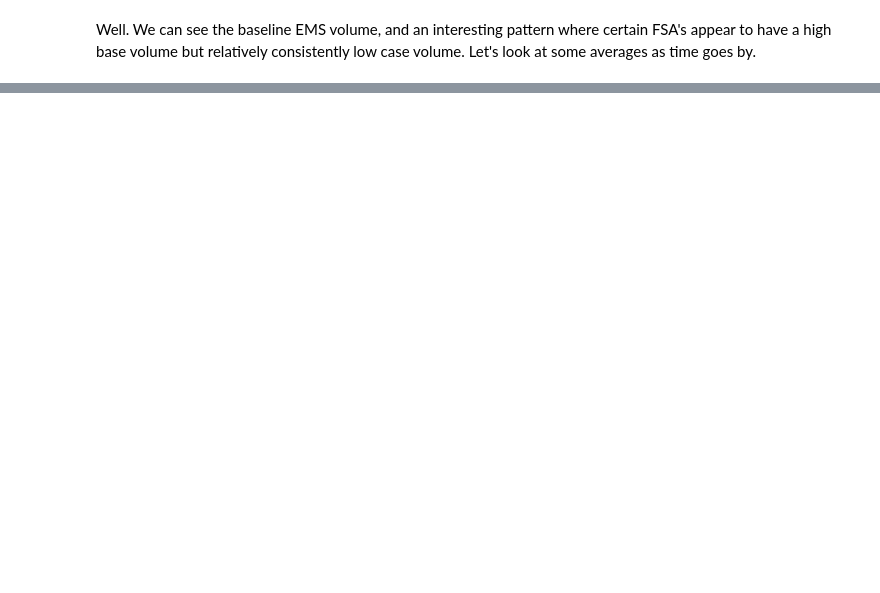
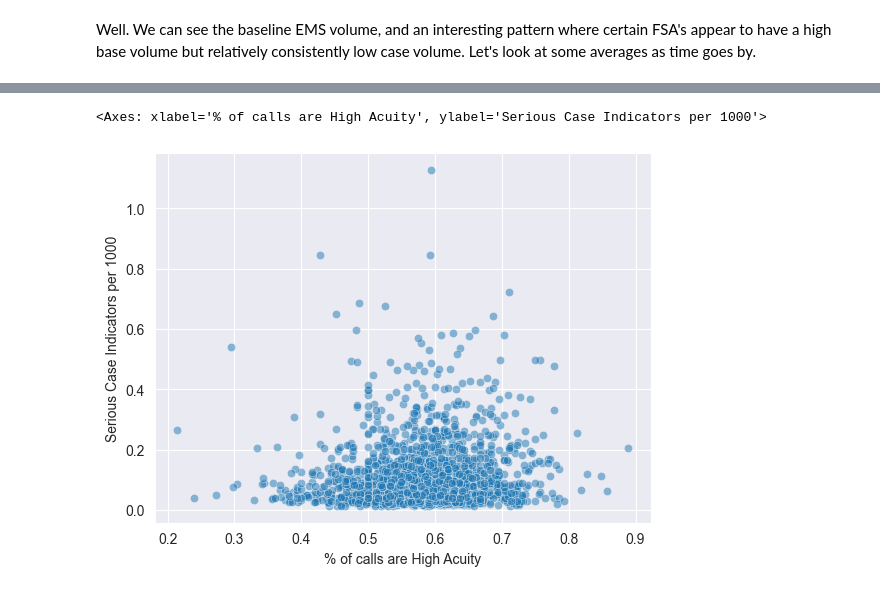
Before and after one commit to sourgrapes-YVR/Toronto_Covid_FSA, a Jupyter notebook: Data Analysis.ipynb, the cells around one changed output, grey strips where cells are left out. Cells and saved outputs as stored; diff of their text form; code cells hidden in the pictures; blank space fills up the shorter version.

```diff
--- a/Data Analysis.ipynb
+++ b/Data Analysis.ipynb
@@ -343,0 +366,3 @@ Length: 96, dtype: float64
+# %%
+weekly_data['Weekly Cases per 1000 Lag +1'] = weekly_data['Weekly Cases per 1000'].shift(1)
+weekly_data['Weekly Cases per 1000 Lag -1'] = weekly_data['Weekly Cases per 1000'].shift(-1)
@@ -343,0 +475,2 @@ Length: 96, dtype: float64
+# %%
+weekly_data['Serious Case Indicators per 1000'] = weekly_data[['Ever in ICU per 1000', 'Ever Intubated per 1000', 'Ever Hospitalized per 1000']].sum(axis=1)
@@ -343,0 +490,5 @@ Length: 96, dtype: float64
+# %%
+sns.scatterplot(filtered_weekly_data, x = '% of calls are High Acuity', y = 'Serious Case Indicators per 1000', alpha = 0.5)
+# %% [output]
+<Axes: xlabel='% of calls are High Acuity', ylabel='Serious Case Indicators per 1000'>
+[figure, added]
```
Also changed, not shown: parts of 51 cells of this notebook.
